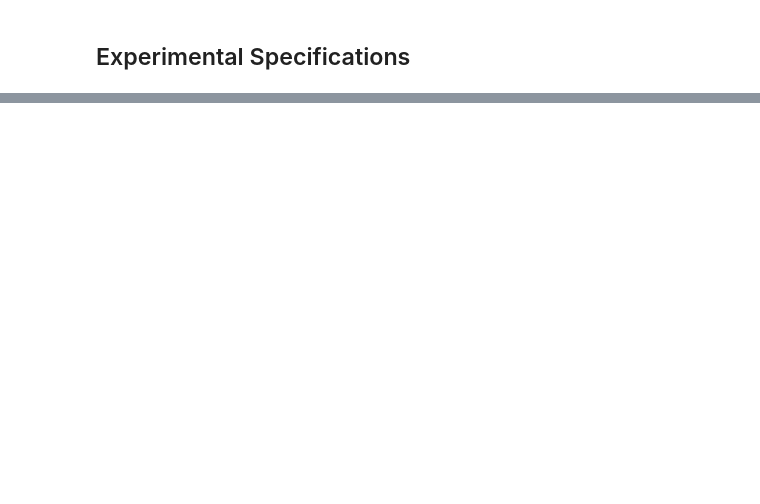
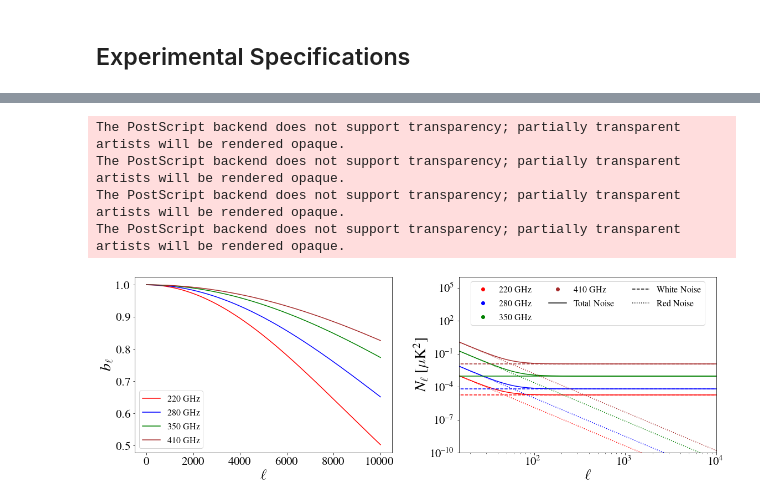
Before and after one commit to s6kelevy/cmb_lensing, a Jupyter notebook: simulations.ipynb, the cells around one changed output, grey strips where cells are left out. Drawn from its saved outputs; the diff is of its cells as text; code cells hidden in the pictures; blank space fills up the shorter version.

```diff
--- a/simulations.ipynb
+++ b/simulations.ipynb
@@ -161,20 +162,22 @@ noiseval_red_arr = [0.07, 0.19, 0.94, 2.4]
 
 freq_arr = exp.frequencies(experiment = 'ccatp')
 l, bl_dict = exp.beam_power_spectrum_dict(experiment = 'ccatp', opbeam = None)
-freq_arr = bl.dict.
 beam_arr = []
 for freq in freq_arr:
     beam_arr.append(np.sqrt(bl_dict[freq]))
 
+
 noise_white_arr = []
 for noiseval in noiseval_white_arr:
-    noise_white_arr.append(exp.white_noise_power_spectrum(noiseval))
+    l, nl = exp.white_noise_power_spectrum(noiseval)
+    noise_white_arr.append(nl)
 
 noise_red_arr = []
 for noiseval in noiseval_red_arr:
-    noise_red_arr.append(exp.red_noise_power_spectrum(noiseval, 1000, -3.5))
+    l, nl = exp.red_noise_power_spectrum(noiseval, 1000, -3.5)
+    noise_red_arr.append(nl)
 
 l, nl_dict = exp.noise_power_spectra_dict(experiment = 'ccatp', deconvolve = False, use_cross_noise = False)
 noise_arr = []
 for freq in freq_arr:
-    noise_arr.append(np.sqrt(nl_dict[freq]))
+    noise_arr.append(nl_dict[freq])
@@ -183,30 +184,49 @@ SyntaxError: invalid syntax (<ipython-input-10-24977e5652e4>, line 7)
 # %%
-_, extent = tools.make_grid(mapparams)
-fig, axarr = plt.subplots(1,2, figsize=(10,10))
-sz = 20
+fig, axarr = plt.subplots(1,2, figsize=(16.5,6))
+sz = 28
 
-im0 = axarr[0].plot(l, beam_arr[0],  color = 'green', label = str(freq_arr[0])+' GHz')
-im0 = axarr[0].plot(l, beam_arr[1],  color = 'green', label = str(freq_arr[1])+' GHz')
+im0 = axarr[0].plot(l, beam_arr[0],  color = 'red', label = str(freq_arr[0])+' GHz')
+im0 = axarr[0].plot(l, beam_arr[1],  color = 'blue', label = str(freq_arr[1])+' GHz')
 im0 = axarr[0].plot(l, beam_arr[2],  color = 'green', label = str(freq_arr[2])+' GHz')
-im0 = axarr[0].plot(l, beam_arr[3],  color = 'green', label = str(freq_arr[3])+' GHz')
+im0 = axarr[0].plot(l, beam_arr[3],  color = 'brown', label = str(freq_arr[3])+' GHz')
 axarr[0].set_xlabel(r'$\ell$', fontsize = sz)
-ax.set_ylabel(r'$B_{\ell}\ [\mu$'+'K'+r'$^2]$', fontsize = sz)
-axarr[0].tick_params(labelsize = sz)
+axarr[0].set_ylabel(r'$b_{\ell}$', fontsize = sz)
+axarr[0].tick_params(labelsize = sz-7)
+axarr[0].legend(ncol = 1, prop={'size': 16})
 
-im1 = axarr[1].plot(l, cl_radio,  color = 'green', label = r'Radio', ls = ':')
-im1 = axarr[1].plot(l, cl_radio,  color = 'green', label = r'Radio', ls = ':')
-im1 = axarr[1].plot(l, cl_radio,  color = 'green', label = r'Radio', ls = ':')
-im1 = axarr[1].plot(l, cl_radio,  color = 'green', label = r'Radio', ls = ':')
-im1 = axarr[1].plot(l, cl_radio,  color = 'green', label = r'Radio', ls = ':')
-im1 = axarr[1].plot(l, cl_radio,  color = 'green', label = r'Radio', ls = ':')
-im1 = axarr[1].plot(l, cl_radio,  color = 'green', label = r'Radio', ls = ':')
-im1 = axarr[1].plot(l, cl_radio,  color = 'green', label = r'Radio', ls = ':')
-im1 = axarr[1].plot(l, cl_radio,  color = 'green', label = r'Radio', ls = ':')
-im1 = axarr[1].plot(l, cl_radio,  color = 'green', label = r'Radio', ls = ':')
-im1 = axarr[1].plot(l, cl_radio,  color = 'green', label = r'Radio', ls = ':')
-im1 = axarr[1].plot(l, cl_radio,  color = 'green', label = r'Radio', ls = ':')
-axarr[1].set_title('kSZ Signal', fontsize = sz)
-axarr[1].tick_params(labelsize = sz)
 
-fig.tight_layout(pad=0)
+im1 = axarr[1].plot(l, noise_arr[0],  color = 'red', label = str(freq_arr[0])+' GHz')
+im1 = axarr[1].plot(l, noise_white_arr[0],  color = 'red', label = str(freq_arr[0])+' GHz', ls = '--')
+im1 = axarr[1].plot(l, noise_red_arr[0],  color = 'red', label = str(freq_arr[0])+' GHz', ls = ':')
+im1 = axarr[1].plot(l, noise_arr[1],  color = 'blue', label = str(freq_arr[1])+' GHz')
+im1 = axarr[1].plot(l, noise_white_arr[1],  color = 'blue', label = str(freq_arr[1])+' GHz', ls = '--')
+im1 = axarr[1].plot(l,  noise_red_arr[1],  color = 'blue', label = str(freq_arr[1])+' GHz', ls = ':')
+im1 = axarr[1].plot(l, noise_arr[2],  color = 'green', label = str(freq_arr[2])+' GHz')
+im1 = axarr[1].plot(l, noise_white_arr[2],  color = 'green', label = str(freq_arr[2])+' GHz')
+im1 = axarr[1].plot(l,  noise_red_arr[2],  color = 'green', label = str(freq_arr[2])+' GHz', ls = ':')
+im1 = axarr[1].plot(l, noise_arr[3],  color = 'brown', label = str(freq_arr[3])+' GHz')
+im1 = axarr[1].plot(l, noise_white_arr[3],  color = 'brown', label = str(freq_arr[3])+' GHz', ls = '--')
+im1 = axarr[1].plot(l,  noise_red_arr[3],  color = 'brown', label = str(freq_arr[3])+' GHz', ls = ':')
+axarr[1].set_ylabel(r'$N_{\ell}\ [\mu$'+'K'+r'$^2]$', fontsize = sz)
+axarr[1].tick_params(labelsize = sz-7)
+axarr[1].set_xscale('log')
+axarr[1].set_yscale('log')
+axarr[1].set_xlim(15, 10000)
+axarr[1].set_ylim(1e-10, 1e6)
+axarr[1].set_xlabel(r'$\ell$', fontsize = sz)
+colors = ['red', 'blue', 'green', 'brown']
+patches = [Line2D([0], [0], color = c, marker='o', ls = '') for c in colors]
+patches+= [Line2D([0], [0], color='black',linestyle='-')]
+patches+= [Line2D([0], [0], color='black',linestyle='--')]
+patches+= [Line2D([0], [0], color='black',linestyle=':')]
+labels = [str(freq_arr[0])+' GHz', str(freq_arr[1])+' GHz', str(freq_arr[2])+' GHz', str(freq_arr[3])+' GHz', 'Total Noise', 'White Noise', 'Red Noise']
+axarr[1].legend(patches, labels, loc = 'upper center', ncol = 3, prop={'size': 16})
+
+fig.tight_layout(pad=3)
 fig.savefig('beam_and_noise.eps', dpi = 200., bbox_inches = 'tight', pad_inches = 0.1)
+# %% [output]
+The PostScript backend does not support transparency; partially transparent artists will be rendered opaque.
+The PostScript backend does not support transparency; partially transparent artists will be rendered opaque.
+The PostScript backend does not support transparency; partially transparent artists will be rendered opaque.
+The PostScript backend does not support transparency; partially transparent artists will be rendered opaque.
+[figure, added]
```
Also changed, not shown: parts of 9 cells of this notebook, 9 other files.
